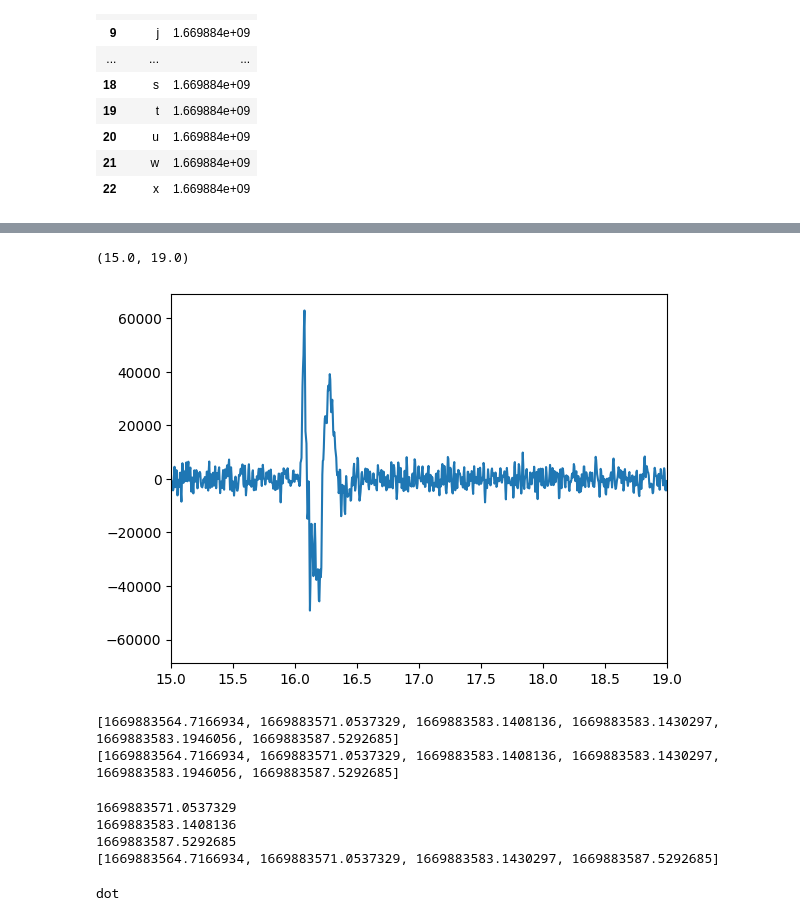
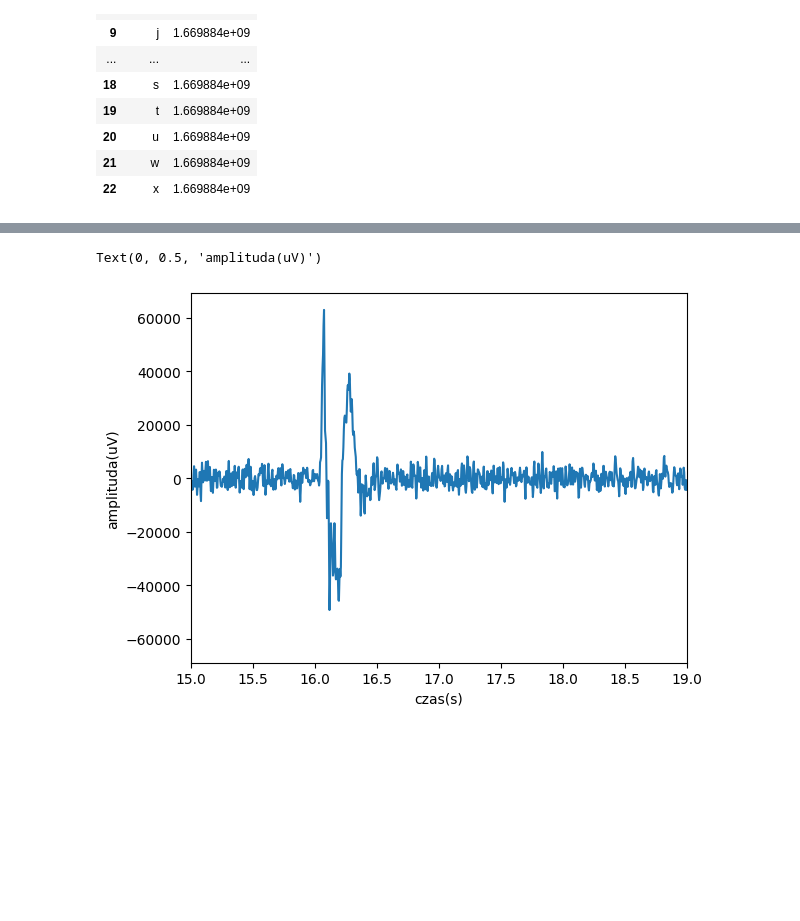
Before and after one commit to kkaaja/projekt, a Jupyter notebook: Słowo z 2 pliku.ipynb, the cells around one changed output, grey strips where cells are left out. Saved outputs shown, nothing was run; the diff lists cells and outputs as text; code cells hidden in the pictures; blank space fills up the shorter version.

```diff
--- a/Słowo z 2 pliku.ipynb
+++ b/Słowo z 2 pliku.ipynb
@@ -53,8 +55,10 @@ sygnal = np.array(df['signal'][250:])
 # %%
 t = np.linspace(0, len(sygnal)/250, len(sygnal))
 plt.plot(t, sygnal)
 plt.xlim([15,19])
+plt.xlabel('czas(s)')
+plt.ylabel('amplituda(uV)')
 # %% [output]
-(15.0, 19.0)
+Text(0, 0.5, 'amplituda(uV)')
-[figure, old version]
+[figure, new version]
 # %%
@@ -63,24 +67,3 @@ for i in range(len(sygnal)):
     if sygnal[i]<-30000 and sygnal[i-1]>-30000:
         lista.append(df['time'][i])
 lista1=lista[:]
-# %%
-print(lista)
-print(lista1)
-# %% [output]
-[1669883564.7166934, 1669883571.0537329, 1669883583.1408136, 1669883583.1430297, 1669883583.1946056, 1669883587.5292685]
-[1669883564.7166934, 1669883571.0537329, 1669883583.1408136, 1669883583.1430297, 1669883583.1946056, 1669883587.5292685]
-# %%
-for i in range(len(lista1)-1):
-    if lista1[i+1]-lista1[i]<0.3:
-        lista.remove(lista[i])
-        i+1
-
-    else:
-        print(lista1[i+1])
-
-print(lista)
-# %% [output]
-1669883571.0537329
-1669883583.1408136
-1669883587.5292685
-[1669883564.7166934, 1669883571.0537329, 1669883583.1430297, 1669883587.5292685]
@@ -96,5 +69,0 @@ for i in range(len(lista)):
-# %%
-slowo_ostateczne=''.join(slowo)
-print(slowo_ostateczne)
-# %% [output]
-dot
```
Also changed, not shown: parts of 12 cells of this notebook.
